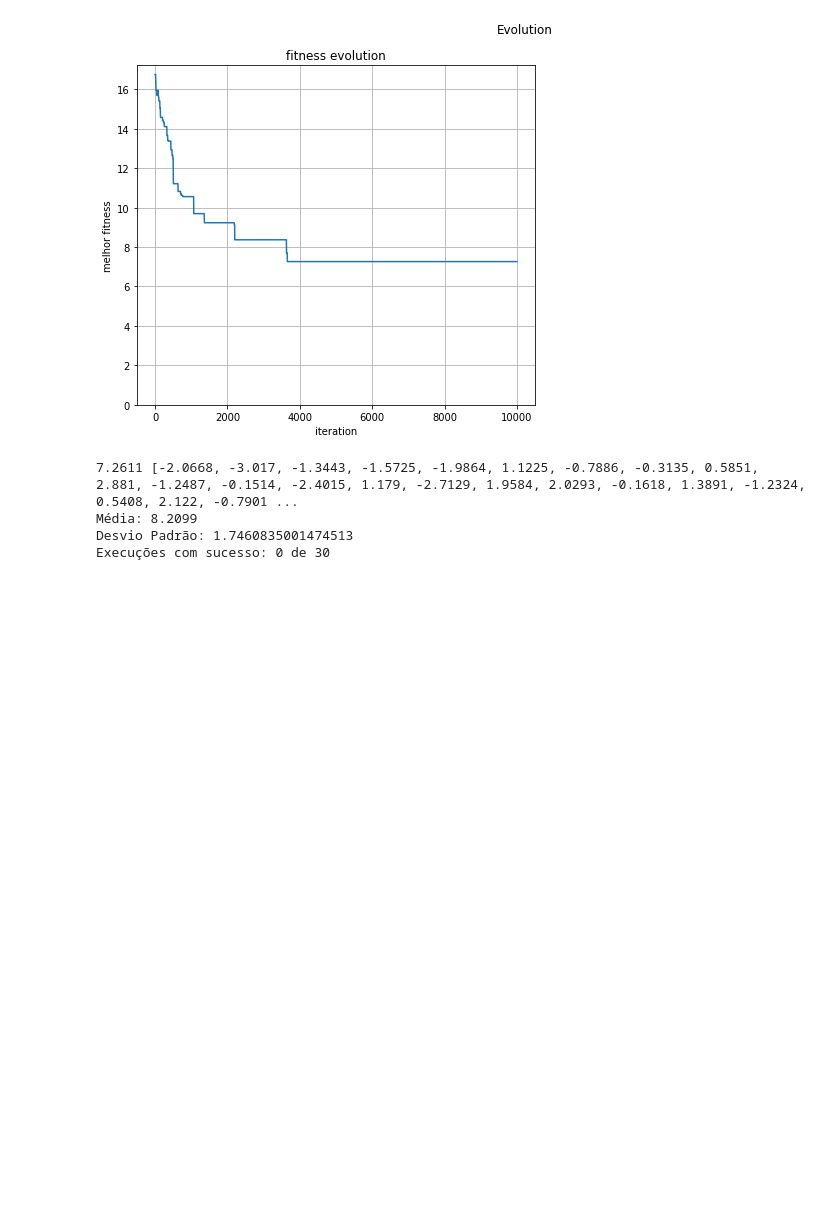
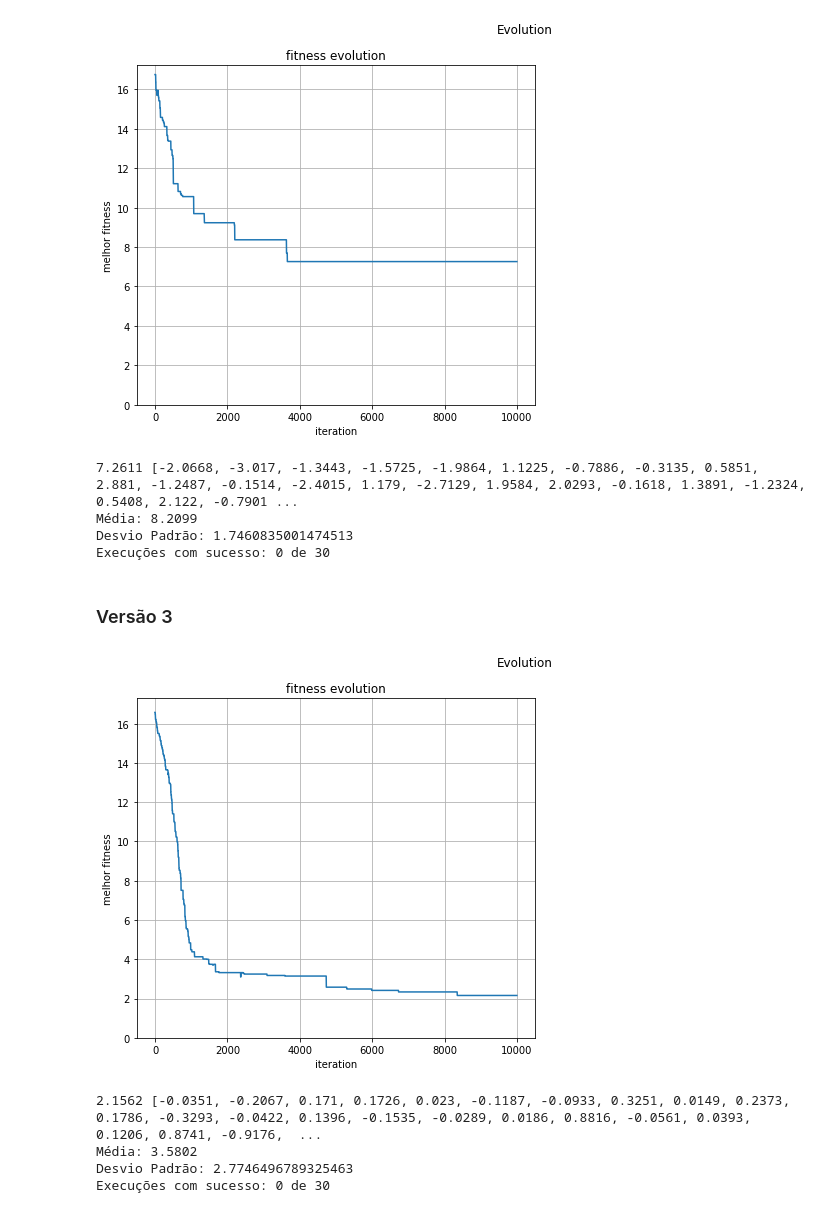
Before and after one commit to vhlk/EEAckleyFunc, a Jupyter notebook: AckleyEE.ipynb, the cells around one changed output. Saved outputs shown, nothing was run; the diff lists cells and outputs as text; code cells hidden in the pictures; blank space fills up the shorter version.

Commit message:
Modificação por offset utilizando N(0,1)

```diff
--- a/AckleyEE.ipynb
+++ b/AckleyEE.ipynb
@@ -797,8 +797,8 @@ Execuções com sucesso: 0 de 30
 # %% [markdown]
 ### Versão 2
 # %%
-def mutacao_por_modificacao(individuo: List[float]) -> List[float]:
-    """ Realiza mutação 'por modificação' de `D/3` genes utilizando N(0,10)
+def mutacao_por_offset(individuo: List[float]) -> List[float]:
+    """ Realiza mutação 'por offset' de `D/3` genes utilizando N(0,7)
     :param individuo: Individuo no qual será realizada a mutação.
     :return: Individuo mutado.
     """
@@ -871,3 +871,5 @@ plot_results(best_fitness, best_sol, fitness_best_sol, best_sol_iterations, conv
 Média: 8.2099
 Desvio Padrão: 1.7460835001474513
 Execuções com sucesso: 0 de 30
+# %% [markdown]
+### Versão 3
@@ -873,0 +891,60 @@ Execuções com sucesso: 0 de 30
+# %%
+convergiram = 0
+best_fitness = float("inf")
+best_sol = []
+fitness_best_sol = []
+best_sol_iterations = 0
+
+for _ in range(NUM_EXEC):
+  resetar_populacao()
+  criar_populacao()
+
+  list_fitness = []
+
+  FITNESS_FUNC = ackley_funct
+
+  for i in range(ITERACOES):
+      pai1, pai2 = selecionar_pais_roleta()
+
+      filho1, filho2 = tentar_crossover(pai1, pai2, crossover)
+      filho1, filho2 = tentar_mutacao(filho1, mutacao_por_modificacao2), tentar_mutacao(filho2, mutacao_por_modificacao2)
+      populacao.append(filho1)
+      populacao.append(filho2)
+
+      selecao_elitista()
+
+      fitness_ = fitness(FITNESS_FUNC, populacao[0])
+
+      list_fitness.append(fitness_)
+
+      if is_close(fitness_, 0):
+        print("Solução:", populacao[0])
+        print(f'Quantidade de épocas levadas: {i+1}')
+        print(f'Fitness médio: {np.mean([fitness(FITNESS_FUNC, elem) for elem in populacao]) : .2f}')
+
+        if fitness(FITNESS_FUNC, populacao[1]) == 0:
+          print(f'Num de indivíduos que convergiram: {2}')
+        else:
+          print(f'Num de indivíduos que convergiram: {1}')
+
+        print("Genótipos próximos: ")
+        for ind in populacao[:10]:
+          print(ind)
+        break
+
+  if i + 1 != ITERACOES:
+    convergiram += 1
+
+  if fitness_ < best_fitness:
+    best_fitness = fitness(FITNESS_FUNC, populacao[0])
+    best_sol = populacao[0]
+    fitness_best_sol = list_fitness
+    best_sol_iterations = i + 1
+
+plot_results(best_fitness, best_sol, fitness_best_sol, best_sol_iterations, convergiram)
+# %% [output]
+[figure, added]
+2.1562 [-0.0351, -0.2067, 0.171, 0.1726, 0.023, -0.1187, -0.0933, 0.3251, 0.0149, 0.2373, 0.1786, -0.3293, -0.0422, 0.1396, -0.1535, -0.0289, 0.0186, 0.8816, -0.0561, 0.0393, 0.1206, 0.8741, -0.9176,  ...
+Média: 3.5802
+Desvio Padrão: 2.7746496789325463
+Execuções com sucesso: 0 de 30
```
Also changed, not shown: parts of 1 cell of this notebook.
